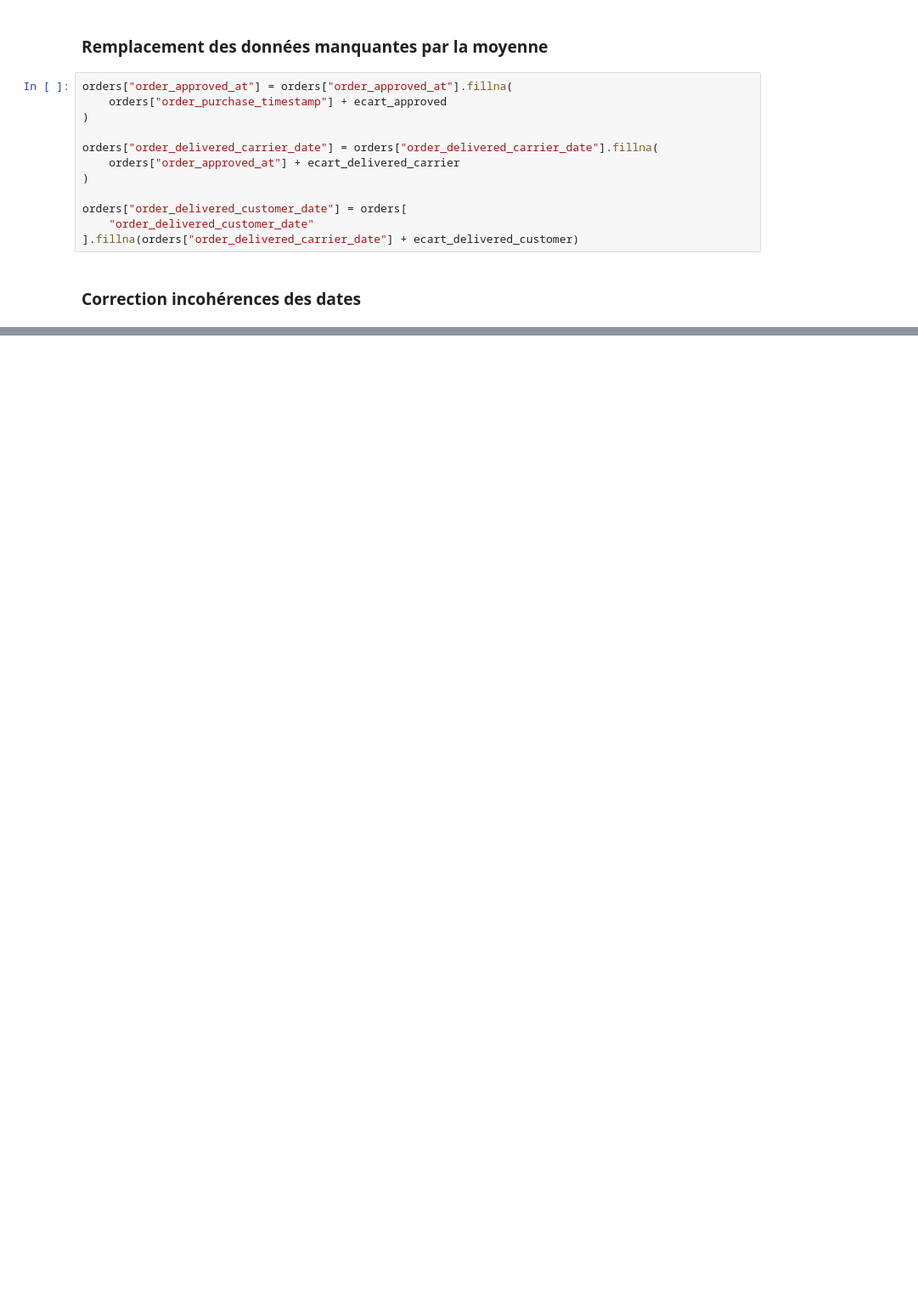
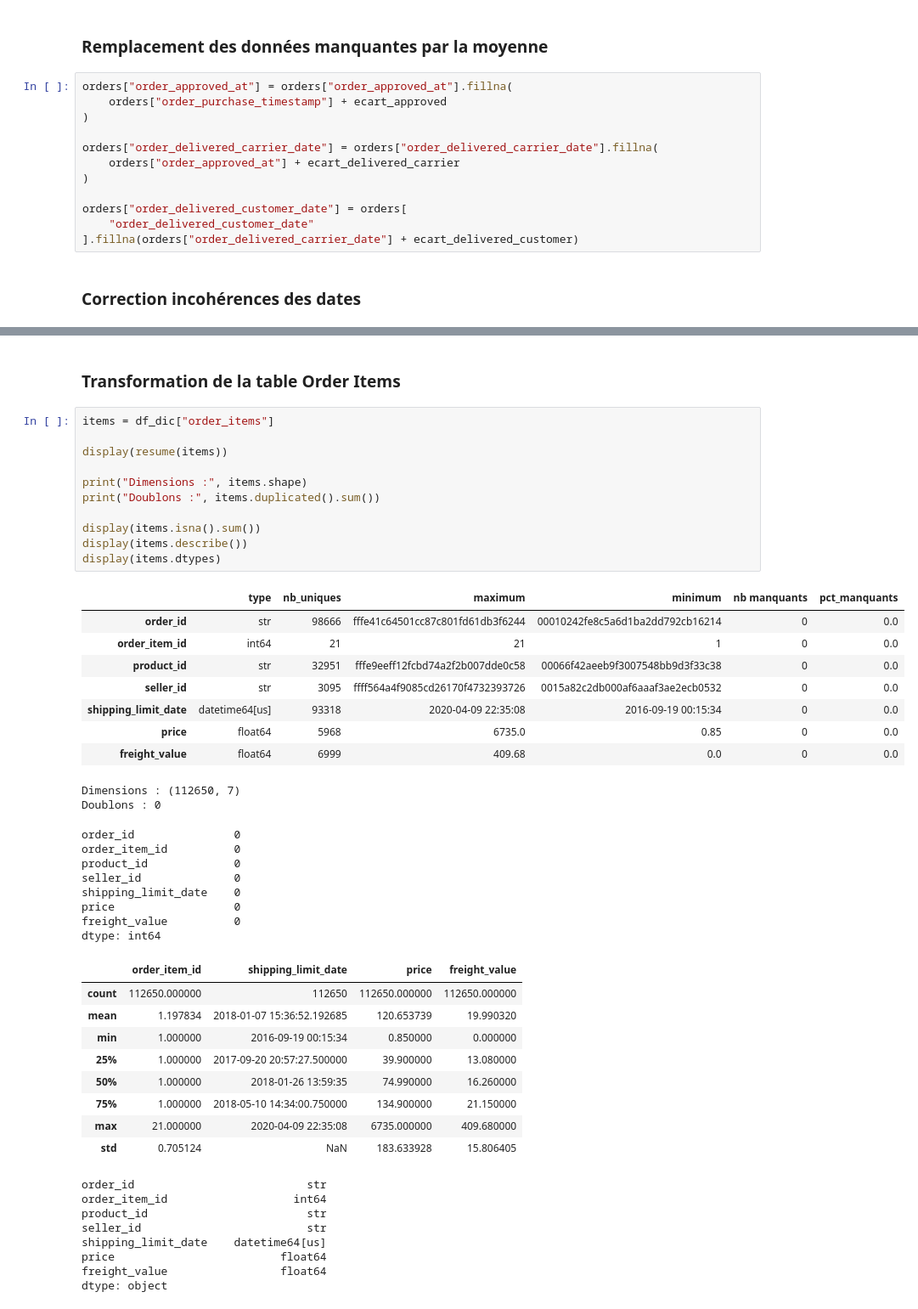
Before and after one commit to RodWeb-dev/ETL-Groupe, a Jupyter notebook: ETL-goupe.ipynb, the cells around one changed output, grey strips where cells are left out. Shown at 85% size. Cells and saved outputs as stored; diff of their text form; blank space fills up the shorter version.

```diff
--- a/ETL-goupe.ipynb
+++ b/ETL-goupe.ipynb
@@ -274,0 +277,49 @@ Nombre de dates erronées pour order_estimated_delivery_date < order_purchase_ti
+# %% [markdown]
+### Transformation de la table Order Items
+# %%
+items = df_dic["order_items"]
+
+display(resume(items))
+
+print("Dimensions :", items.shape)
+print("Doublons :", items.duplicated().sum())
+
+display(items.isna().sum())
+display(items.describe())
+display(items.dtypes)
+# %% [output]
+|  | type | nb_uniques | maximum | minimum | nb manquants | pct_manquants |
+| order_id | str | 98666 | fffe41c64501cc87c801fd61db3f6244 | 00010242fe8c5a6d1ba2dd792cb16214 | 0 | 0.0 |
+| order_item_id | int64 | 21 | 21 | 1 | 0 | 0.0 |
+| product_id | str | 32951 | fffe9eeff12fcbd74a2f2b007dde0c58 | 00066f42aeeb9f3007548bb9d3f33c38 | 0 | 0.0 |
+| seller_id | str | 3095 | ffff564a4f9085cd26170f4732393726 | 0015a82c2db000af6aaaf3ae2ecb0532 | 0 | 0.0 |
+| shipping_limit_date | datetime64[us] | 93318 | 2020-04-09 22:35:08 | 2016-09-19 00:15:34 | 0 | 0.0 |
+| price | float64 | 5968 | 6735.0 | 0.85 | 0 | 0.0 |
+| freight_value | float64 | 6999 | 409.68 | 0.0 | 0 | 0.0 |
+Dimensions : (112650, 7)
+Doublons : 0
+order_id               0
+order_item_id          0
+product_id             0
+seller_id              0
+shipping_limit_date    0
+price                  0
+freight_value          0
+dtype: int64
+|  | order_item_id | shipping_limit_date | price | freight_value |
+| count | 112650.000000 | 112650 | 112650.000000 | 112650.000000 |
+| mean | 1.197834 | 2018-01-07 15:36:52.192685 | 120.653739 | 19.990320 |
+| min | 1.000000 | 2016-09-19 00:15:34 | 0.850000 | 0.000000 |
+| 25% | 1.000000 | 2017-09-20 20:57:27.500000 | 39.900000 | 13.080000 |
+| 50% | 1.000000 | 2018-01-26 13:59:35 | 74.990000 | 16.260000 |
+| 75% | 1.000000 | 2018-05-10 14:34:00.750000 | 134.900000 | 21.150000 |
+| max | 21.000000 | 2020-04-09 22:35:08 | 6735.000000 | 409.680000 |
+| std | 0.705124 | NaN | 183.633928 | 15.806405 |
+order_id                          str
+order_item_id                   int64
+product_id                        str
+seller_id                         str
+shipping_limit_date    datetime64[us]
+price                         float64
+freight_value                 float64
+dtype: object
```
Also changed, not shown: parts of 25 cells of this notebook.
